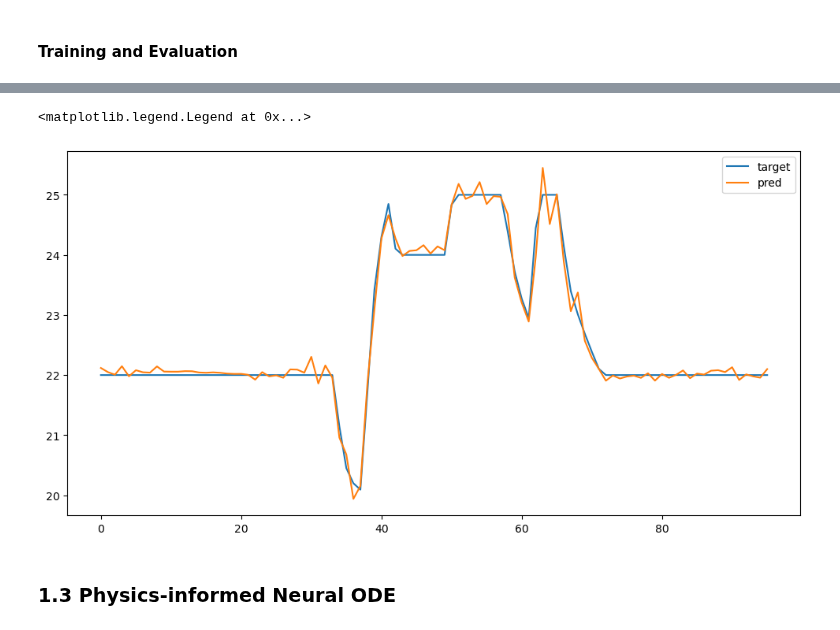
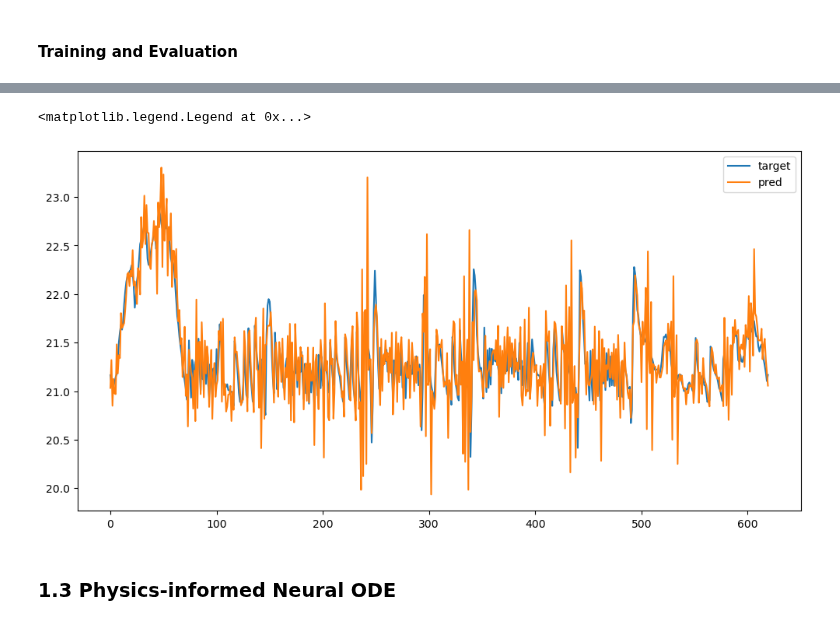
Before and after one commit to YangyangFu/dynax, a Jupyter notebook: cases/cost-comfort/cost-comfort-realworld.ipynb, the cells around one changed output, grey strips where cells are left out. Drawn from its saved outputs; the diff is of its cells as text; code cells hidden in the pictures.

```diff
--- a/cases/cost-comfort/cost-comfort-realworld.ipynb
+++ b/cases/cost-comfort/cost-comfort-realworld.ipynb
@@ -229,7 +178,0 @@ Extend model for batched data
-# %%
-# batch Model with shared parameters
-VModel = nn.vmap(Model, in_axes=(0,0), out_axes=0, variable_axes={'params': None}, split_rngs={'params': False})
-vmodel = VModel(state_dim=1)
-init_params = vmodel.init(key, jnp.ones((32,1)), jnp.ones((32,4,5)))
-out = vmodel.apply(init_params, jnp.ones((32,1)), jnp.ones((32,4,5)))
-print(out.shape)
@@ -281,13 +178,0 @@ x_train.shape, u_train.shape
-# %%
-n_epochs = 10000
-
-# data shape vs model shape
-x_train = jnp.reshape(x_train, (-1,1))
-u_train = jnp.expand_dims(u_train, axis=1)
-y_train = jnp.reshape(y_train, (-1,1))
-
-# train loop
-for epoch in range(n_epochs):
-    loss, grad, train_state = train_step(train_state, x_train, u_train, y_train)
-    if epoch % 100 == 0:
-        print(f"epoch: {epoch}, loss: {loss}")
@@ -357,3 +186,7 @@ $$
 $$
 # %% [markdown]
 #### Prepare Data
+# %%
+# construct time feature
+data['hour'] = data.index.hour
+data['weekday'] = data.index.weekday
@@ -360,17 +210,15 @@ $$
 # %%
-target_col = 'zone_temp'
-feature_col = ['q_hvac', 'out_temp', 'out_solar', 'h']
-
-# add time index
-data['h'] = (data['t'] % (24*3600)).astype('int') // 3600
+target_col = 'temp_zone'
+feature_col = ['qheat', 'temp_out', 'qsol', 'hour', 'weekday']
 
 lags = 8
-data2 = add_lags(data, [target_col]+feature_col, lags)
+cols = [target_col] + feature_col
+data2 = add_lags(data[cols], cols, lags)
 data2 = data2.dropna()
 print(data2.head())
 
 # split training and testing
-ratio = 0.25
+ratio = 0.5
 n_train = int(len(data2)*ratio)
 data_train = data2.iloc[:n_train, :]
 data_test = data2.iloc[n_train:, :]
@@ -383,7 +231,7 @@ if lags:
             lag_cols.append(col + '-' + str(lag))
 
 # to model signals
-x_train = jnp.array(data_train.loc[:, 'zone_temp-1'].values)
+x_train = jnp.array(data_train.loc[:, 'temp_zone-1'].values)
 u_train = jnp.array(data_train.loc[:, lag_cols + feature_col].values)
 y_train = jnp.array(data_train.loc[:, target_col].values)
 
@@ -400,7 +248,7 @@ y_train = jnp.reshape(y_train, (-1,1))
 print("we have a training data set of :", u_train.shape[0])
 
 
-x_test = jnp.array(data_test.loc[:, 'zone_temp-1'].values)
+x_test = jnp.array(data_test.loc[:, 'temp_zone-1'].values)
 u_test = jnp.array(data_test.loc[:, lag_cols + feature_col].values)
 y_test = jnp.array(data_test.loc[:, target_col].values)
 u_test = (u_test - u_mean) / u_std
@@ -626,11 +491,11 @@ plt.legend()
 # %%
 plt.figure(figsize=(12,6))
-plt.plot(y_test[:24*4*1,:], label='target')
-plt.plot(y_pred_test[:24*4*1,:], label='pred')
+plt.plot(y_test[:,:], label='target')
+plt.plot(y_pred_test[:,:], label='pred')
 plt.legend()
 # %% [output]
 <matplotlib.legend.Legend at 0x...>
-[figure, old version]
+[figure, new version]
 # %% [markdown]
 ### 1.3 Physics-informed Neural ODE
 # %% [markdown]
```
Also changed, not shown: parts of 57 cells of this notebook, 2 other files.
